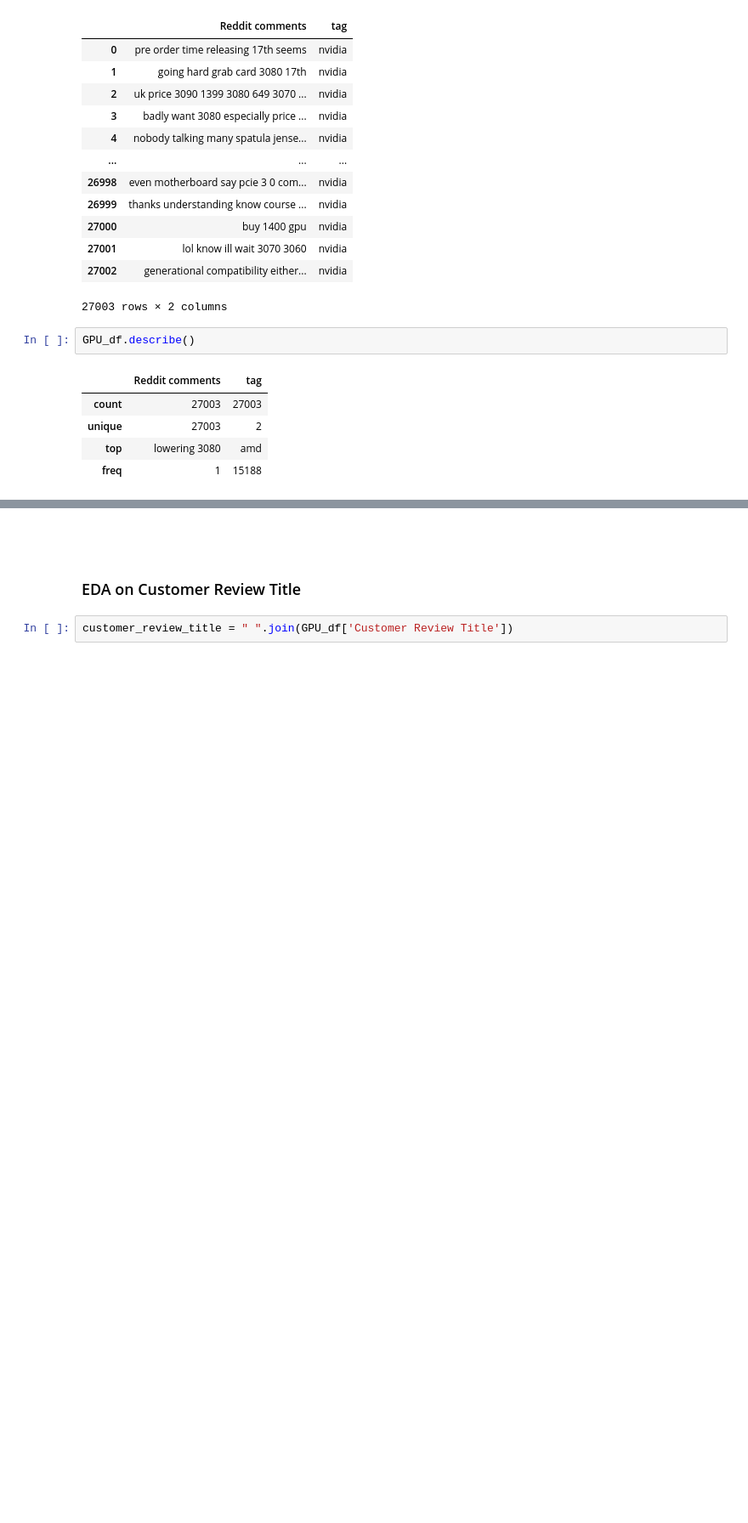
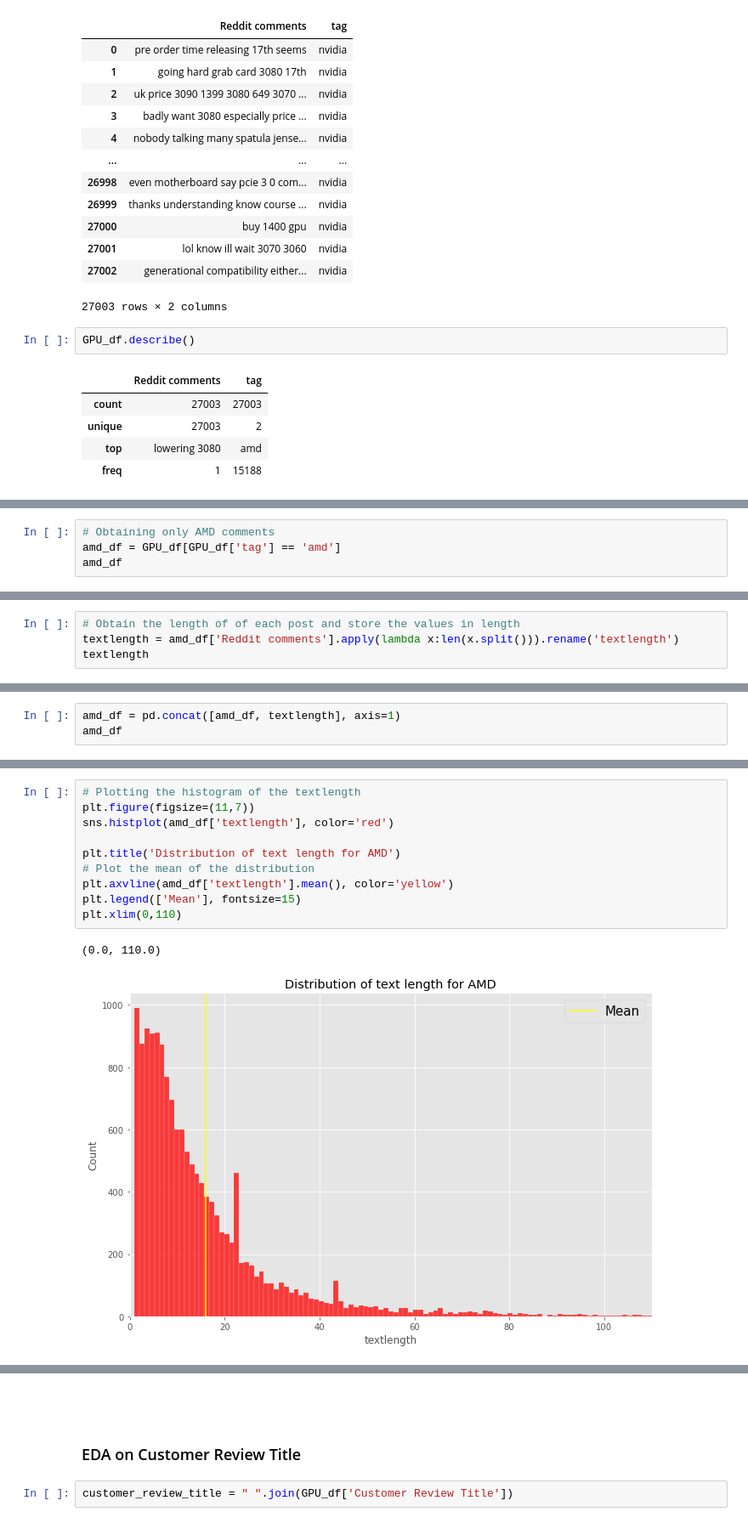
Before and after one commit to kumereshN/dsiprojects, a Jupyter notebook: capstone/01_Capstone_Data_Extraction_Reddit.ipynb, the cells around one changed output, grey strips where cells are left out. Shown: that part at 85% size. Cells and saved outputs as stored; diff of their text form; blank space fills up the shorter version.

```diff
--- a/capstone/01_Capstone_Data_Extraction_Reddit.ipynb
+++ b/capstone/01_Capstone_Data_Extraction_Reddit.ipynb
@@ -440,0 +454,4 @@ In the dataset, around 53% of the comments were from AMD and the Hardware subred
+# %%
+# Obtaining only AMD comments
+amd_df = GPU_df[GPU_df['tag'] == 'amd']
+amd_df
@@ -440,0 +472,4 @@ In the dataset, around 53% of the comments were from AMD and the Hardware subred
+# %%
+# Obtain the length of of each post and store the values in length
+textlength = amd_df['Reddit comments'].apply(lambda x:len(x.split())).rename('textlength')
+textlength
@@ -440,0 +489,3 @@ In the dataset, around 53% of the comments were from AMD and the Hardware subred
+# %%
+amd_df = pd.concat([amd_df, textlength], axis=1)
+amd_df
@@ -440,0 +506,13 @@ In the dataset, around 53% of the comments were from AMD and the Hardware subred
+# %%
+# Plotting the histogram of the textlength
+plt.figure(figsize=(11,7))
+sns.histplot(amd_df['textlength'], color='red')
+
+plt.title('Distribution of text length for AMD')
+# Plot the mean of the distribution
+plt.axvline(amd_df['textlength'].mean(), color='yellow')
+plt.legend(['Mean'], fontsize=15)
+plt.xlim(0,110)
+# %% [output]
+(0.0, 110.0)
+[figure, added]
```
Also changed, not shown: parts of 15 cells of this notebook.
